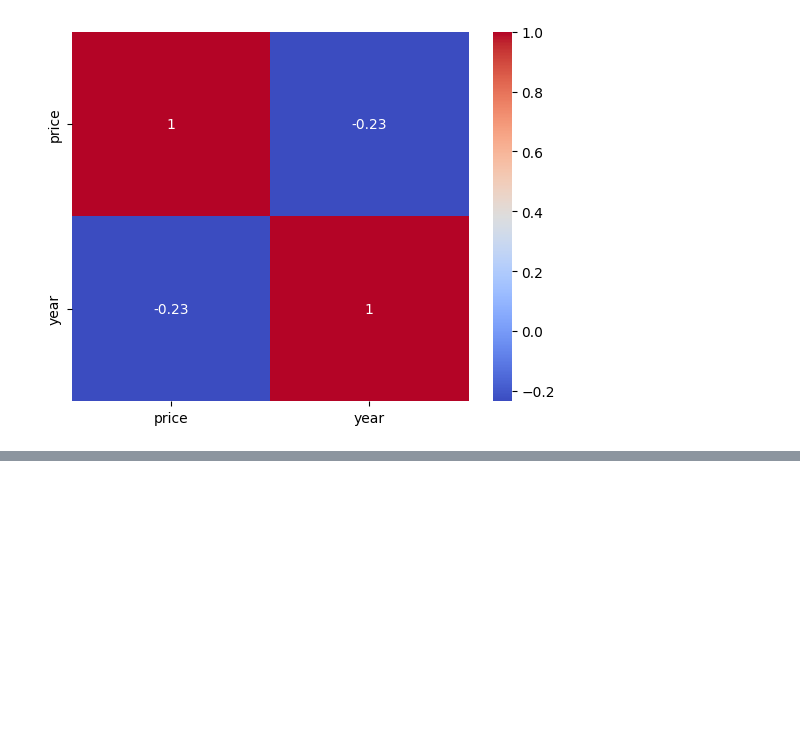
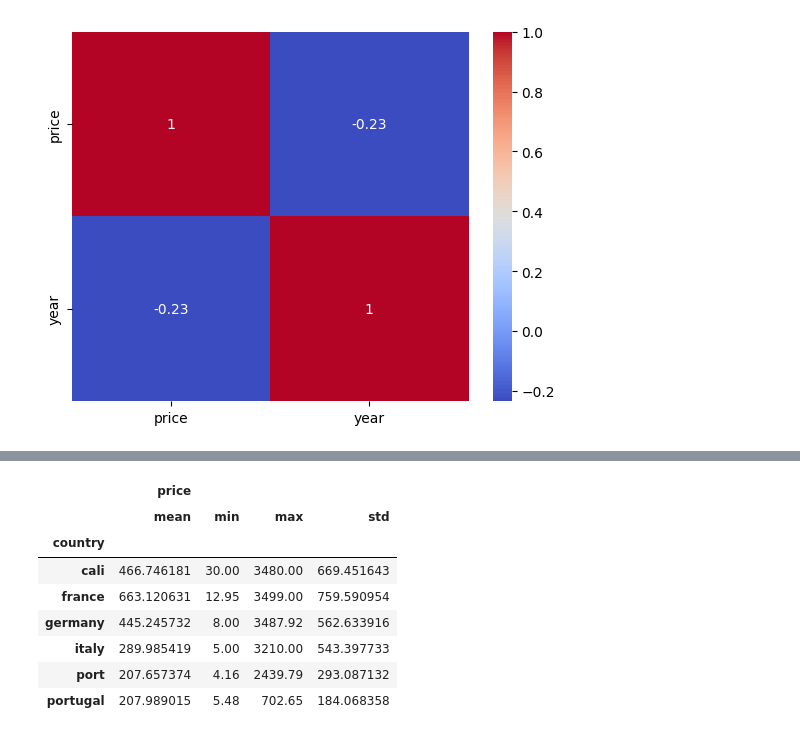
Before and after one commit to samp3209/wineproject, a Jupyter notebook: wine_explore.ipynb, the cells around one changed output, grey strips where cells are left out. Cells and saved outputs as stored; diff of their text form; code cells hidden in the pictures; blank space fills up the shorter version.

```diff
--- a/wine_explore.ipynb
+++ b/wine_explore.ipynb
@@ -81,3 +81,16 @@ germany    752.822476   8.00  39347.76  2158.170814
 italy      356.715094   5.00  18000.00   813.752746
 port       289.274828   4.16   7367.23   710.517422
 portugal   204.341233   5.48    702.65   179.450620
+# %%
+subsetcountry_stats = subset_df.groupby('country').agg({'price': ['mean', 'min', 'max', 'std']})
+subsetcountry_stats
+# %% [output]
+|  | price |  |  |  |
+|  | mean | min | max | std |
+| country |  |  |  |  |
+| cali | 466.746181 | 30.00 | 3480.00 | 669.451643 |
+| france | 663.120631 | 12.95 | 3499.00 | 759.590954 |
+| germany | 445.245732 | 8.00 | 3487.92 | 562.633916 |
+| italy | 289.985419 | 5.00 | 3210.00 | 543.397733 |
+| port | 207.657374 | 4.16 | 2439.79 | 293.087132 |
+| portugal | 207.989015 | 5.48 | 702.65 | 184.068358 |
```
Also changed, not shown: parts of 9 cells of this notebook.
